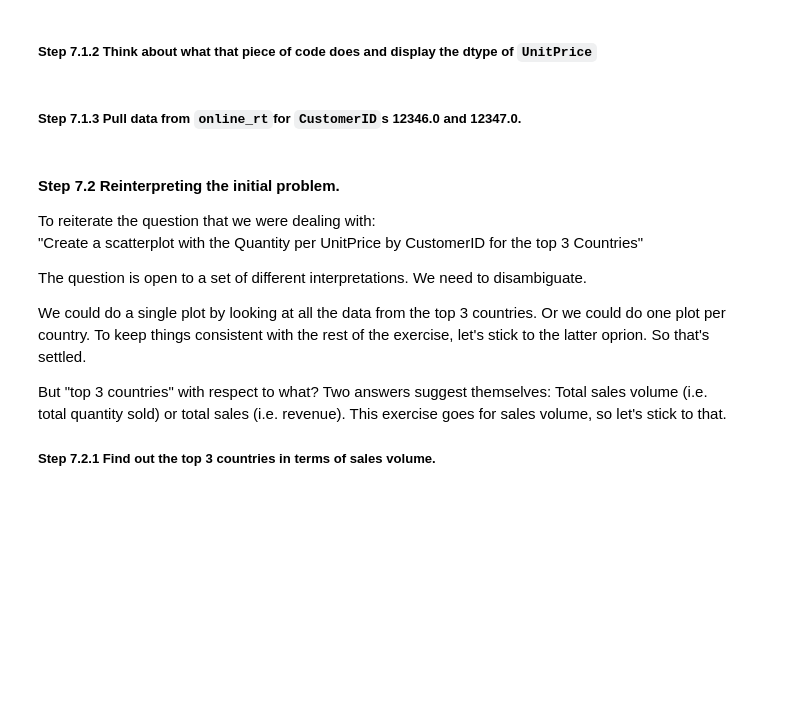
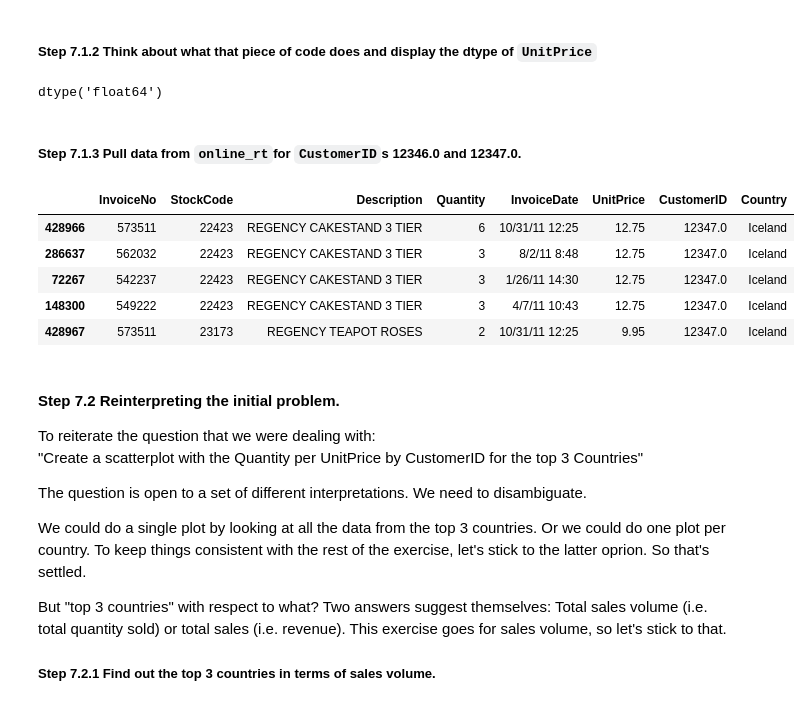
Before and after one commit to osbertc/pandas_exercises, a Jupyter notebook: 07_Visualization/Online_Retail/Osbert_with_answer_20201203.ipynb, the cells around one changed output. Drawn from its saved outputs; the diff is of its cells as text; code cells hidden in the pictures; blank space fills up the shorter version.

```diff
--- a/07_Visualization/Online_Retail/Osbert_with_answer_20201203.ipynb
+++ b/07_Visualization/Online_Retail/Osbert_with_answer_20201203.ipynb
@@ -103,6 +134,19 @@ This section might seem a bit tedious to go through. But I've thought of it as s
 ##### Step 7.1.2 Think about what that piece of code does and display the dtype of `UnitPrice`
+# %%
+online_rt.UnitPrice.dtype
+# %% [output]
+dtype('float64')
 # %% [markdown]
 ##### Step 7.1.3 Pull data from `online_rt`for `CustomerID`s 12346.0 and 12347.0.
+# %%
+online_rt[online_rt.CustomerID == 12347.0].sort_values(by='UnitPrice', ascending = False).head()
+# %% [output]
+|  | InvoiceNo | StockCode | Description | Quantity | InvoiceDate | UnitPrice | CustomerID | Country |
+| 428966 | 573511 | 22423 | REGENCY CAKESTAND 3 TIER | 6 | 10/31/11 12:25 | 12.75 | 12347.0 | Iceland |
+| 286637 | 562032 | 22423 | REGENCY CAKESTAND 3 TIER | 3 | 8/2/11 8:48 | 12.75 | 12347.0 | Iceland |
+| 72267 | 542237 | 22423 | REGENCY CAKESTAND 3 TIER | 3 | 1/26/11 14:30 | 12.75 | 12347.0 | Iceland |
+| 148300 | 549222 | 22423 | REGENCY CAKESTAND 3 TIER | 3 | 4/7/11 10:43 | 12.75 | 12347.0 | Iceland |
+| 428967 | 573511 | 23173 | REGENCY TEAPOT ROSES | 2 | 10/31/11 12:25 | 9.95 | 12347.0 | Iceland |
 # %% [markdown]
 #### Step 7.2 Reinterpreting the initial problem.
 
```
Also changed, not shown: parts of 10 cells of this notebook.
